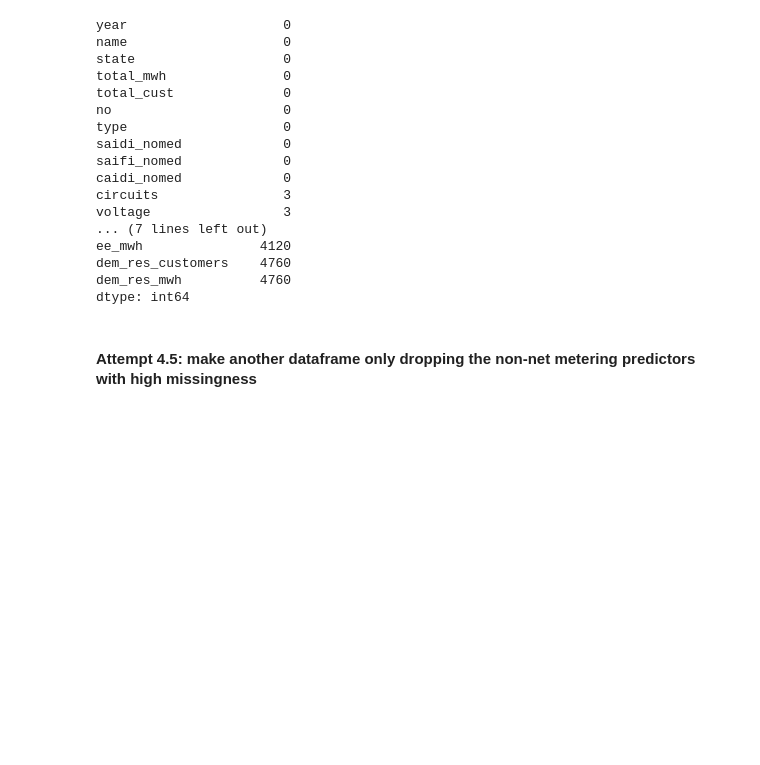
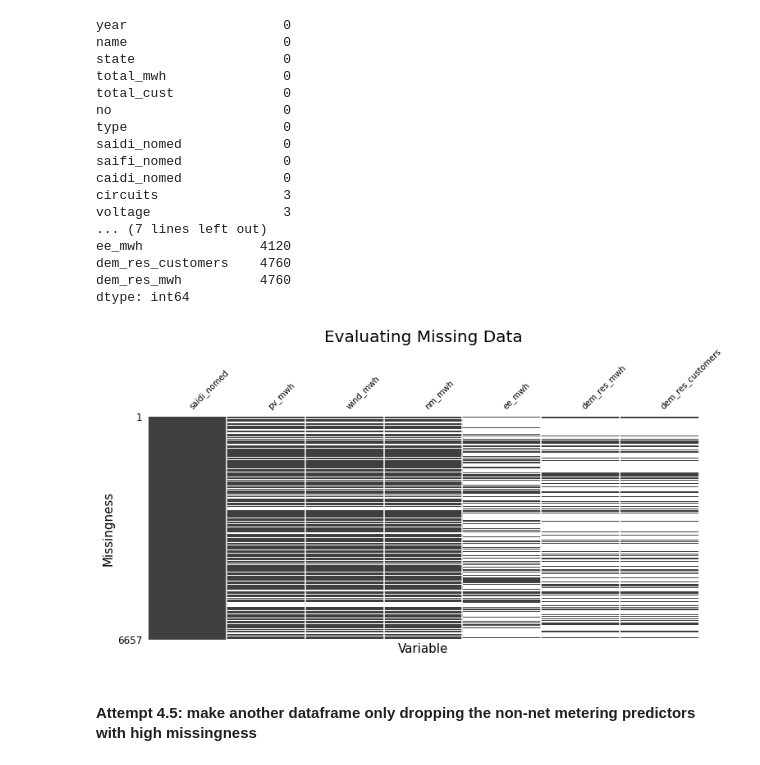
Before and after one commit to gloriadli/DS1_Final_Project, a Jupyter notebook: Attempt-3-4-Cleaning.ipynb, the cells around one changed output. Cells and saved outputs as stored; diff of their text form; code cells hidden in the pictures; blank space fills up the shorter version.

```diff
--- a/Attempt-3-4-Cleaning.ipynb
+++ b/Attempt-3-4-Cleaning.ipynb
@@ -715,6 +715,19 @@ ee_mwh               4120
 dem_res_customers    4760
 dem_res_mwh          4760
 dtype: int64
+# %%
+df_msno=df.filter(['saidi_nomed','pv_mwh','wind_mwh', 'nm_mwh','ee_mwh','dem_res_mwh','dem_res_customers'])
+# %%
+
+msno.matrix(df_msno, sparkline=False, figsize=(12,5), fontsize=10)
+plt.xlabel('Variable', fontsize=15)
+plt.ylabel('Missingness', fontsize=15)
+plt.xticks(rotation=45)
+
+plt.title("Evaluating Missing Data", fontsize= 20)
+plt.savefig('./deliverables/msno.png', bbox_inches="tight")
+# %% [output]
+[figure, added]
 # %%
 # make a copy for the alternative method before filling all the 0's
 df_nona = df.copy()
```
Also changed, not shown: 19 other files.
